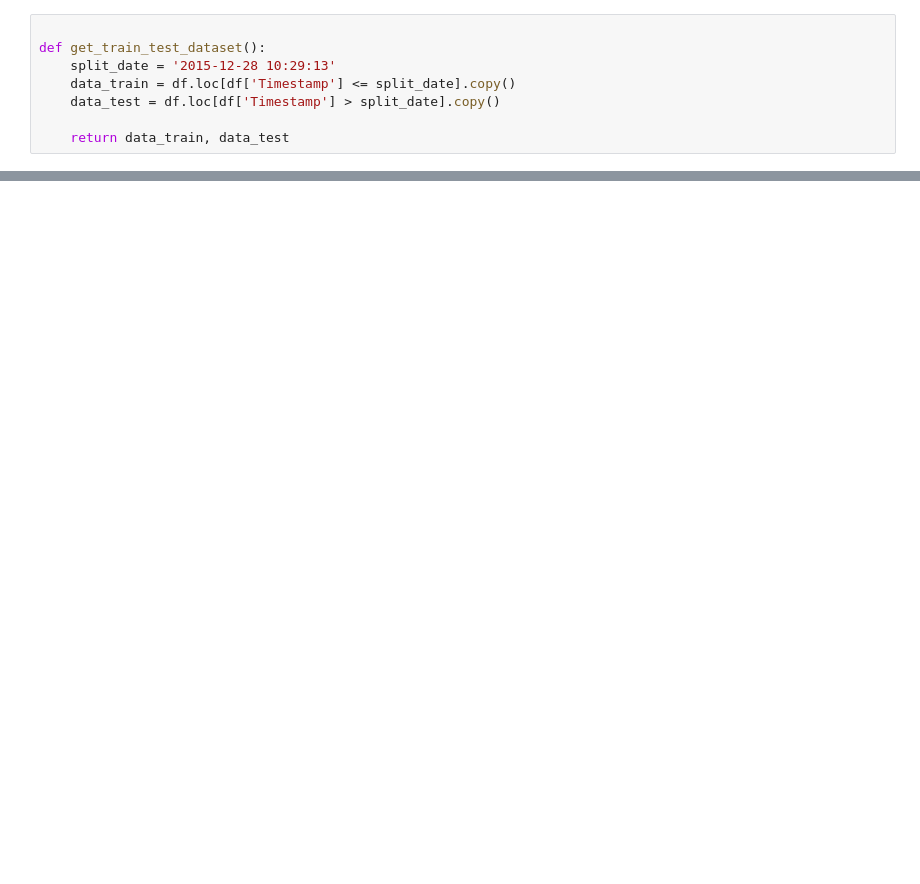
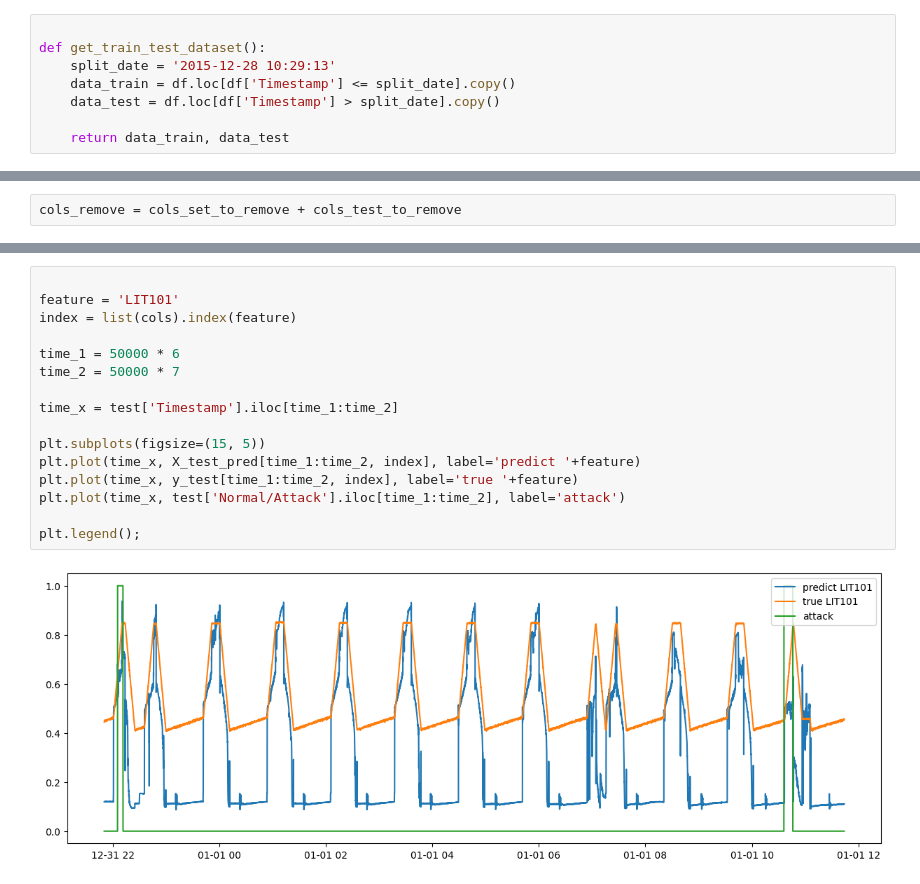
Before and after one commit to dbodenghien/SWaT_Analysis_TFE, a Jupyter notebook: lstm_model.ipynb, the cells around one changed output, grey strips where cells are left out. Drawn from its saved outputs; the diff is of its cells as text; blank space fills up the shorter version.

```diff
--- a/lstm_model.ipynb
+++ b/lstm_model.ipynb
@@ -82 +90,3 @@ df['P301'].plot()
+# %%
+cols_remove = cols_set_to_remove + cols_test_to_remove
 # %%
@@ -255,3 +319,21 @@ plt.plot(test_score_df.index, test_score_df.loss, label='loss')
 plt.plot(test_score_df.index, test_score_df.threshold, label='threshold')
 plt.xticks(rotation=25)
 plt.legend();
+# %%
+
+feature = 'LIT101'
+index = list(cols).index(feature)
+
+time_1 = 50000 * 6
+time_2 = 50000 * 7
+
+time_x = test['Timestamp'].iloc[time_1:time_2]
+
+plt.subplots(figsize=(15, 5))
+plt.plot(time_x, X_test_pred[time_1:time_2, index], label='predict '+feature)
+plt.plot(time_x, y_test[time_1:time_2, index], label='true '+feature)
+plt.plot(time_x, test['Normal/Attack'].iloc[time_1:time_2], label='attack')
+
+plt.legend();
+# %% [output]
+[figure, added]
```
Also changed, not shown: parts of 35 cells of this notebook, 2 other files.
